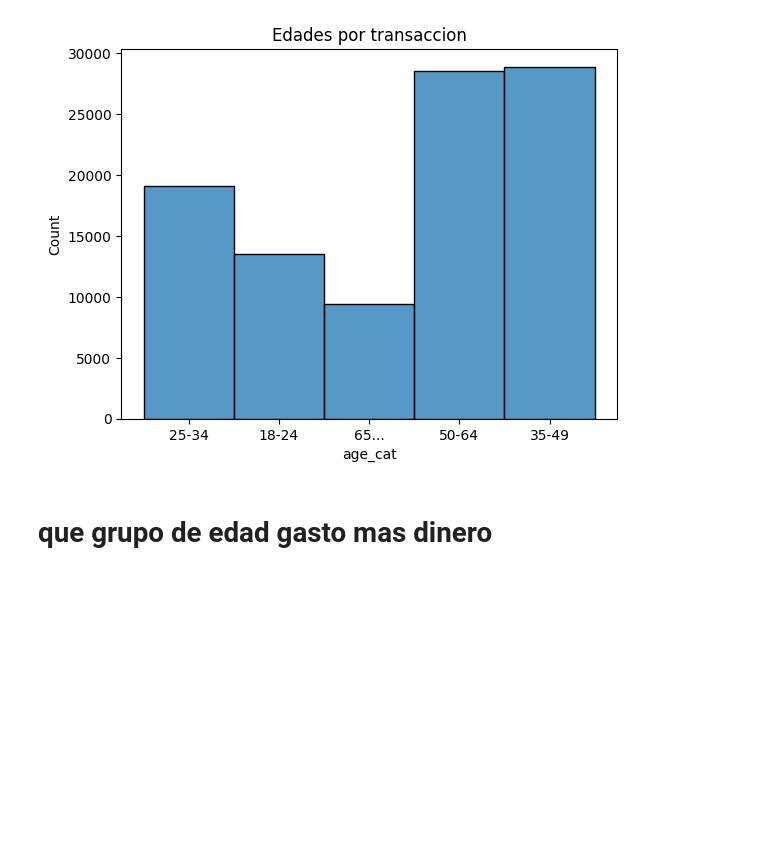
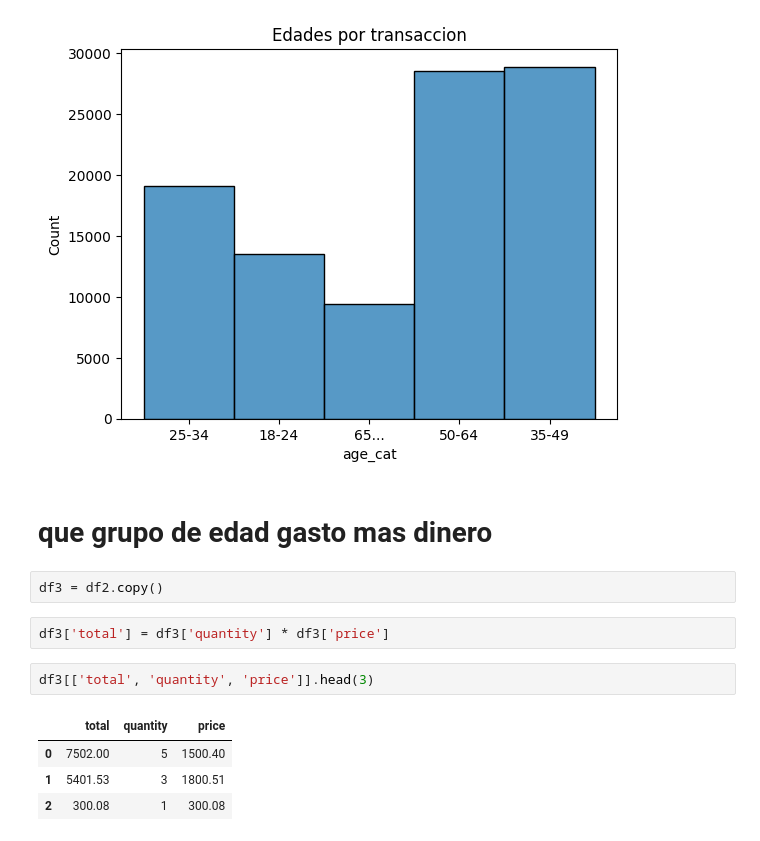
Before and after one commit to sleepmagnus/retail_analysis, a Jupyter notebook: retail.ipynb, the cells around one changed output. Cells and saved outputs as stored; diff of their text form; blank space fills up the shorter version.

```diff
--- a/retail.ipynb
+++ b/retail.ipynb
@@ -155,3 +155,14 @@ sns.histplot(data=df2, x='age_cat').set(title= 'Edades por transaccion')
 [figure]
 # %% [markdown]
 # que grupo de edad gasto mas dinero
+# %%
+df3 = df2.copy()
+# %%
+df3['total'] = df3['quantity'] * df3['price']
+# %%
+df3[['total', 'quantity', 'price']].head(3)
+# %% [output]
+|  | total | quantity | price |
+| 0 | 7502.00 | 5 | 1500.40 |
+| 1 | 5401.53 | 3 | 1800.51 |
+| 2 | 300.08 | 1 | 300.08 |
```
Also changed, not shown: parts of 2 cells of this notebook.
